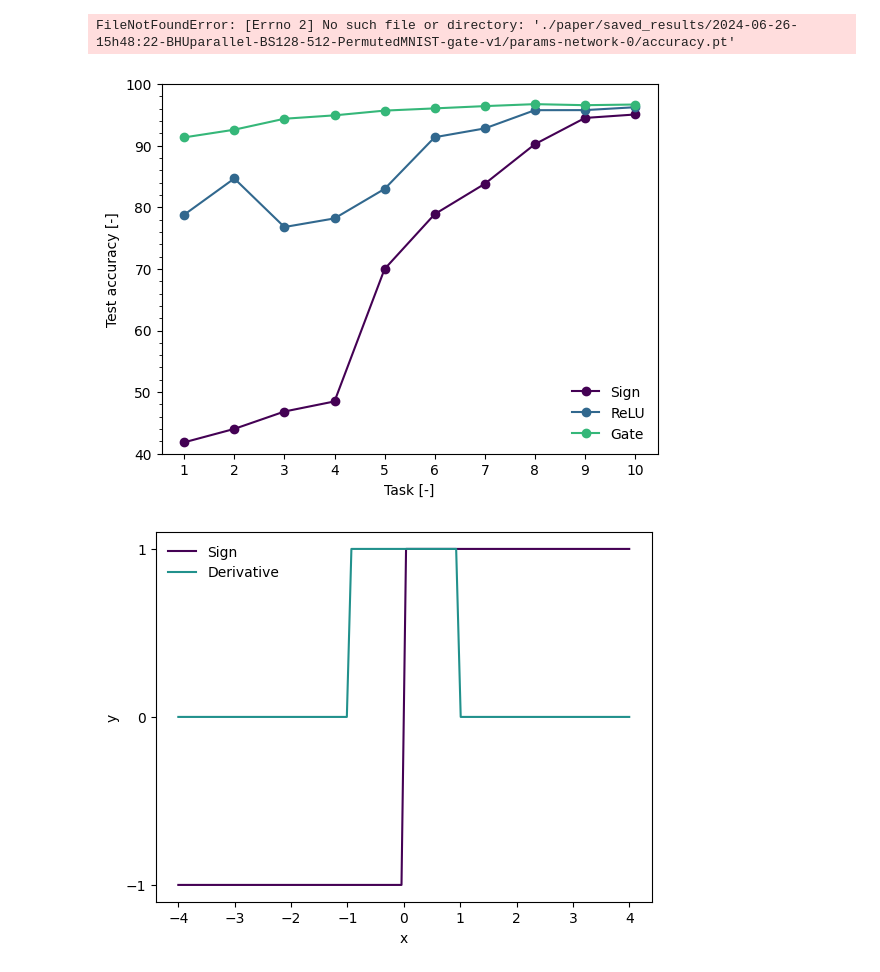
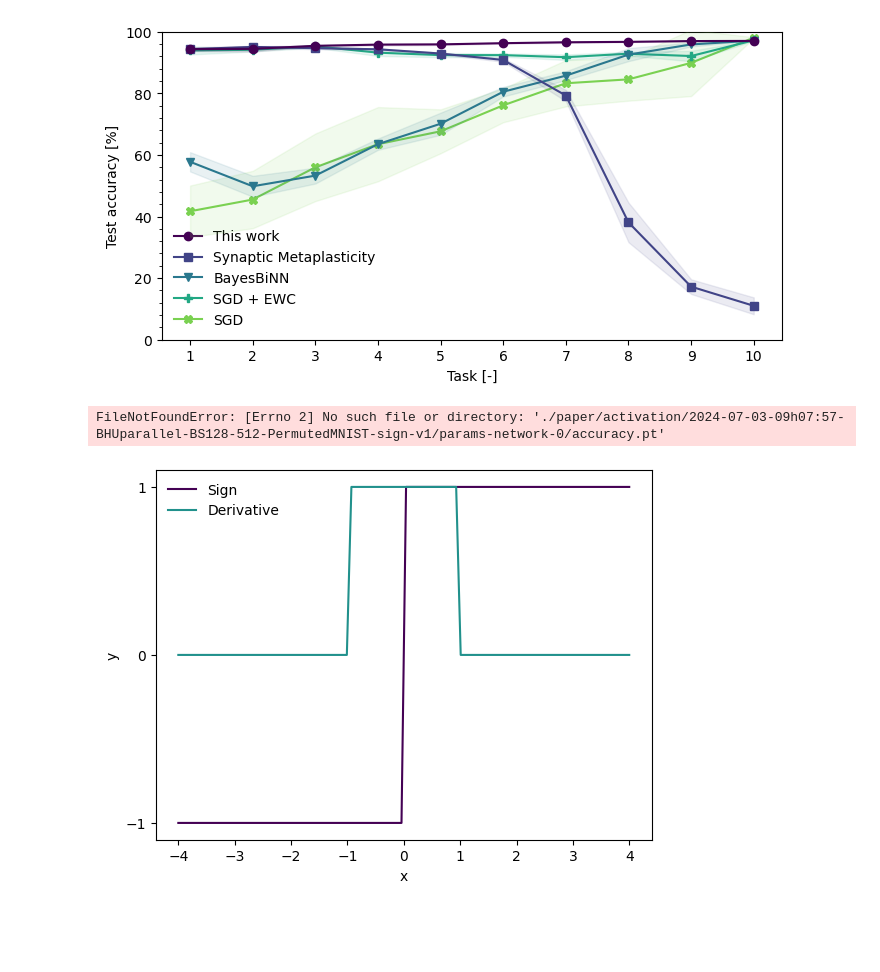
Before and after one commit to kellian-cottart/binarized-neural-networks, a Jupyter notebook: paper-figures.ipynb, the cells around one changed output. Cells and saved outputs as stored; diff of their text form; code cells hidden in the pictures; blank space fills up the shorter version.

```diff
--- a/paper-figures.ipynb
+++ b/paper-figures.ipynb
@@ -7,48 +7,51 @@ import os
 # %%
 n_iterations = 5
 paths = [
-    "./paper/saved_results/2024-06-26-15h48:22-BHUparallel-BS128-512-PermutedMNIST-gate-v1",
-    "./paper/saved_results/2024-06-26-12h52:06-MetaplasticAdam-BS128-512-PermutedMNIST-gate-v1",
-    "./paper/saved_results/2024-07-01-08h59:39-BayesBiNN-BS128-512-PermutedMNIST-gate-v1"
+    "./paper/saved_results/20240906-170424-BHUparallel-BiBayesianNN-BS128-512-PermutedMNIST-gate",
+    "./paper/saved_results/20240906-164726-MetaplasticAdam-BiNN-BS128-512-PermutedMNIST-gate",
+    "./paper/saved_results/20240906-161705-BayesBiNN-DNN-BS128-512-PermutedMNIST-gate",
+    "./paper/saved_results/20240911-092147-SGD-DNN-BS128-512-PermutedMNIST-relu",
+    "./paper/saved_results/20240912-081935-SGD-DNN-BS128-512-PermutedMNIST-relu",
 ]
 model_names = [
     "This work",
     "Synaptic Metaplasticity",
-    "BayesBiNN"
+    "BayesBiNN",
+    "SGD + EWC",
+    "SGD"
 ]
 
 models = []
 for path in paths:
     accuracies = []
     for it in range(n_iterations):
-        accuracies.append(torch.load(os.path.join(path, f"params-network-{it}", "accuracy.pt")))
+        accuracies.append(torch.stack(torch.load(os.path.join(path, f"params-network-{it}", "accuracy.pt"))))
+    accuracies = torch.stack(accuracies)
     models.append(accuracies)
+models = torch.stack(models)
+fig, ax = plt.subplots(figsize=(8, 4))
+palette = plt.get_cmap('viridis', len(models)*2+1)
 
-fig, ax = plt.subplots()
-palette = plt.get_cmap('viridis', len(models)+1)
+markers = ["o", "s", "v", "P", "X"]
+k=0
 for i, model in enumerate(models):
     mean, std = get_mean_std_accuracies(model, t_start=1, t_end=10)
-    ax.plot(mean, color=palette(i), label=model_names[i], marker="o")
-    ax.fill_between(np.arange(0, 10), mean-std, mean+std, color=palette(i), alpha=0.2)
-
-# hline: fully connected
-ax.axhline(y=97.95, color="black", linestyle='--', alpha=0.5, label="Baseline (Adam)")
-ax.fill_between(np.arange(0, 10), 97.95-0.05, 97.95+0.05, color="black", alpha=0.2)
-
-
+    ax.plot(mean, color=palette(k), label=model_names[i], marker=markers[i], zorder = 10-i)
+    ax.fill_between(np.arange(0, 10), mean-std, mean+std, color=palette(k), alpha=0.1, zorder = 10-i)
+    k+=2
 ax.set_xticks(np.arange(0, 10, 1))
 ax.set_xticklabels(np.arange(1, 11, 1))
 ax.set_xlabel("Task [-]")
-ax.set_ylabel("Test accuracy [-]")
+ax.set_ylabel("Test accuracy [%]")
 ax.yaxis.set_minor_locator(AutoMinorLocator(5))
+ax.set_ylim(0, 100)
 ax.legend(frameon=False)
-
 title = versionning(folder="./paper/figures", title="permutedMNIST", format=".pdf")
 plt.savefig(title, format="pdf", bbox_inches='tight')
 plt.savefig(title.replace(".pdf", ".svg"), format="svg", bbox_inches='tight')
 plt.show()
 # %% [output]
-FileNotFoundError: [Errno 2] No such file or directory: './paper/saved_results/2024-06-26-15h48:22-BHUparallel-BS128-512-PermutedMNIST-gate-v1/params-network-0/accuracy.pt'
+[figure, added]
 # %%
 n_iterations = 1
 paths = [
@@ -94,7 +97,7 @@ plt.savefig(title, format="pdf", bbox_inches='tight')
 plt.savefig(title.replace(".pdf", ".svg"), format="svg", bbox_inches='tight')
 plt.show()
 # %% [output]
-[figure, removed]
+FileNotFoundError: [Errno 2] No such file or directory: './paper/activation/2024-07-03-09h07:57-BHUparallel-BS128-512-PermutedMNIST-sign-v1/params-network-0/accuracy.pt'
 # %%
 x = torch.linspace(-4, 4, 100)
 palette = plt.get_cmap('viridis', 3)
```
Also changed, not shown: parts of 1 cell of this notebook, 13 other files.
